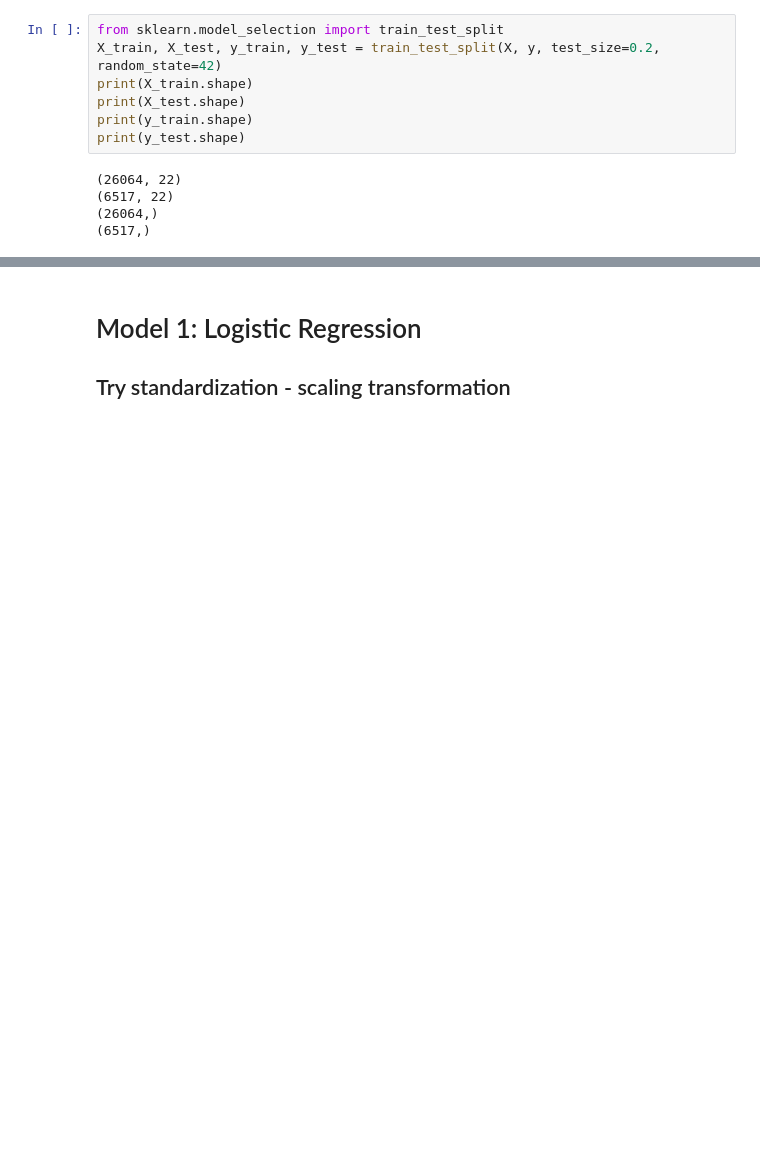
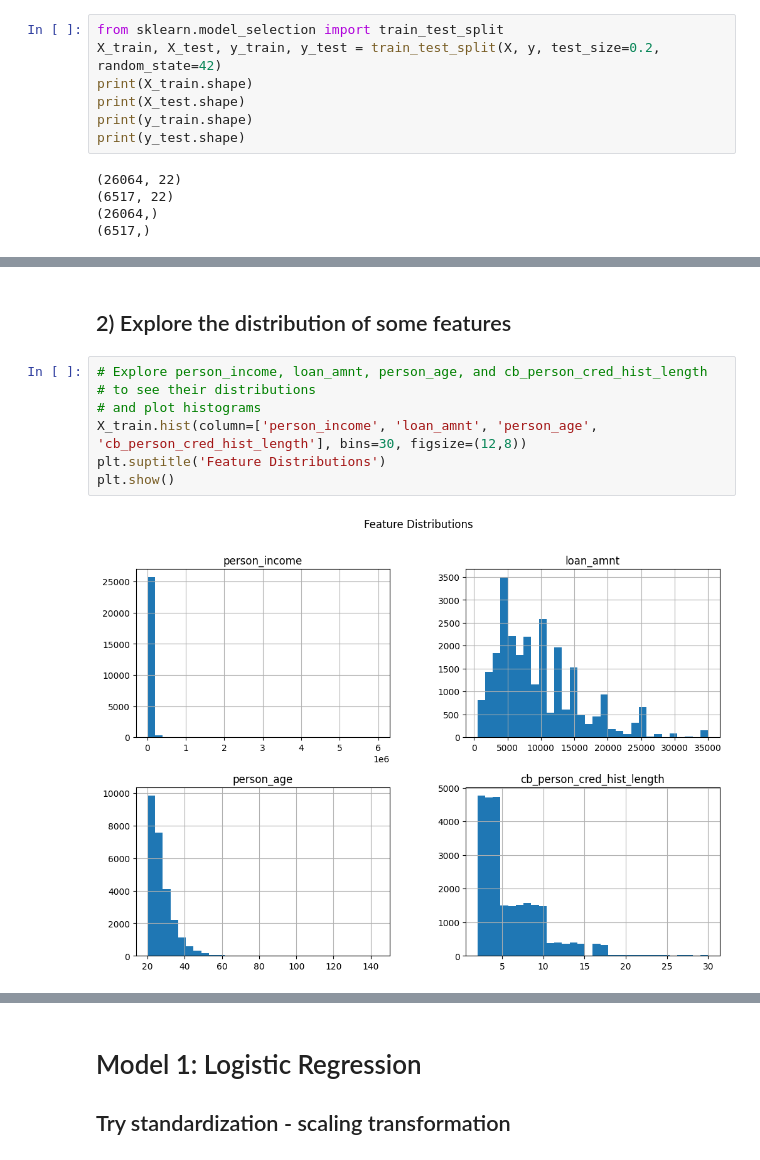
Before and after one commit to 1allenlu/Loan-Default-Prediction, a Jupyter notebook: main.ipynb, the cells around one changed output, grey strips where cells are left out. Cells and saved outputs as stored; diff of their text form; blank space fills up the shorter version.

```diff
--- a/main.ipynb
+++ b/main.ipynb
@@ -123,0 +129,11 @@ print(y_test.shape)
+# %% [markdown]
+## 2) Explore the distribution of some features
+# %%
+# Explore person_income, loan_amnt, person_age, and cb_person_cred_hist_length
+# to see their distributions
+# and plot histograms
+X_train.hist(column=['person_income', 'loan_amnt', 'person_age', 'cb_person_cred_hist_length'], bins=30, figsize=(12,8))
+plt.suptitle('Feature Distributions')
+plt.show()
+# %% [output]
+[figure, added]
```
Also changed, not shown: parts of 9 cells of this notebook.
